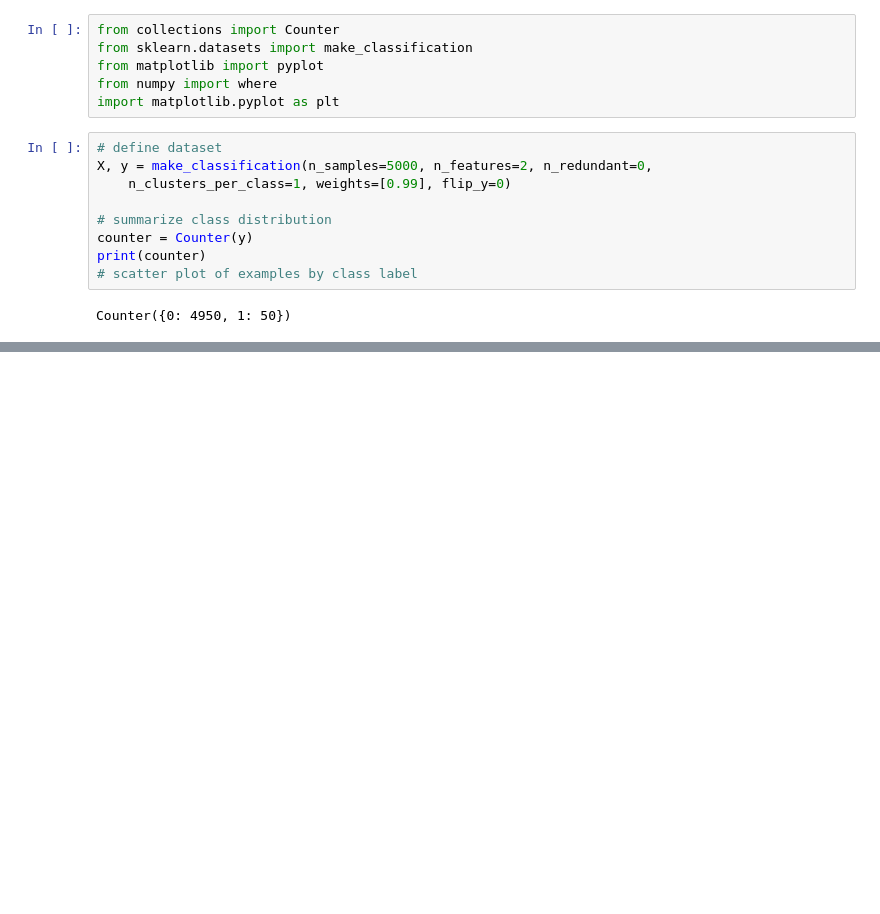
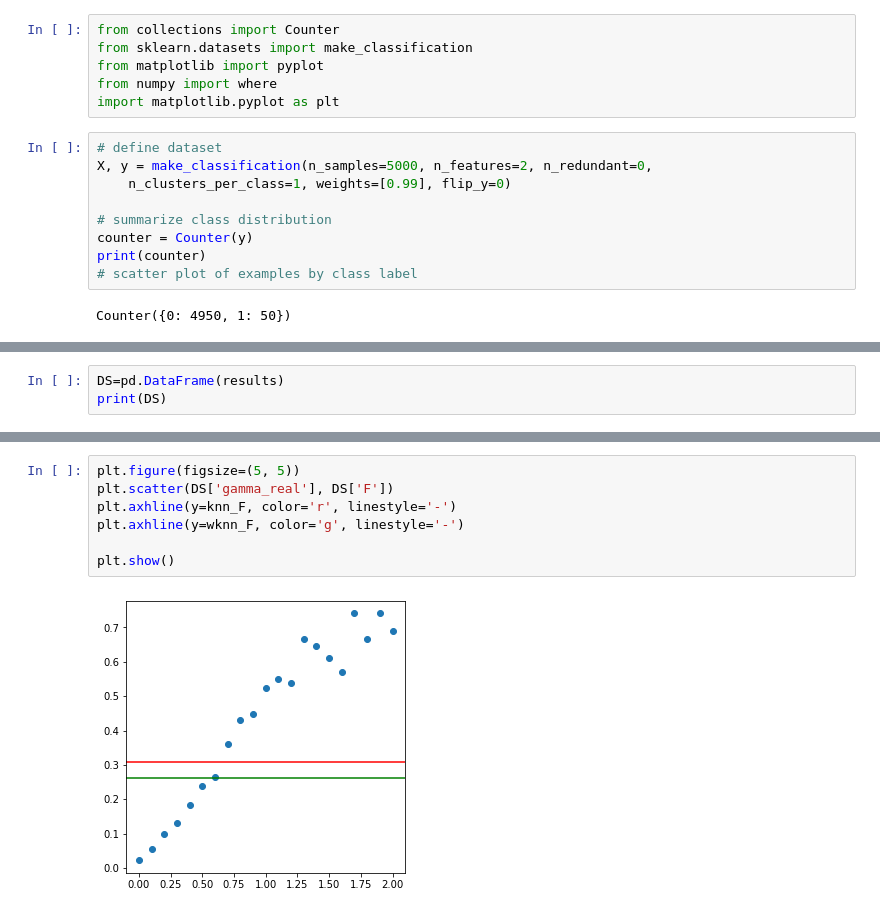
Before and after one commit to datalogism/AdjustedNearestNeighborAlgo, a Jupyter notebook: Code/TestGammaKnn_toydataset.ipynb, the cells around one changed output, grey strips where cells are left out. Drawn from its saved outputs; the diff is of its cells as text; blank space fills up the shorter version.

```diff
--- a/Code/TestGammaKnn_toydataset.ipynb
+++ b/Code/TestGammaKnn_toydataset.ipynb
@@ -92,0 +185,3 @@ plt.show()
+# %%
+DS=pd.DataFrame(results)
+print(DS)
@@ -92,0 +206,9 @@ plt.show()
+# %%
+plt.figure(figsize=(5, 5))
+plt.scatter(DS['gamma_real'], DS['F'])
+plt.axhline(y=knn_F, color='r', linestyle='-')
+plt.axhline(y=wknn_F, color='g', linestyle='-')
+
+plt.show()
+# %% [output]
+[figure, added]
```
Also changed, not shown: parts of 11 cells of this notebook, 6 other files.
